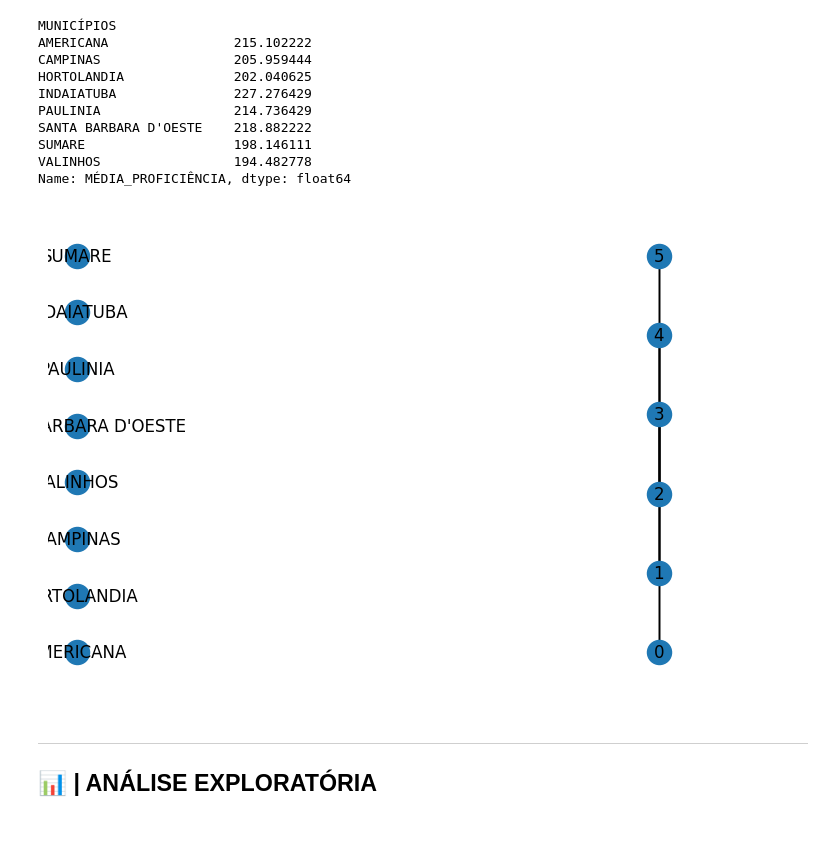
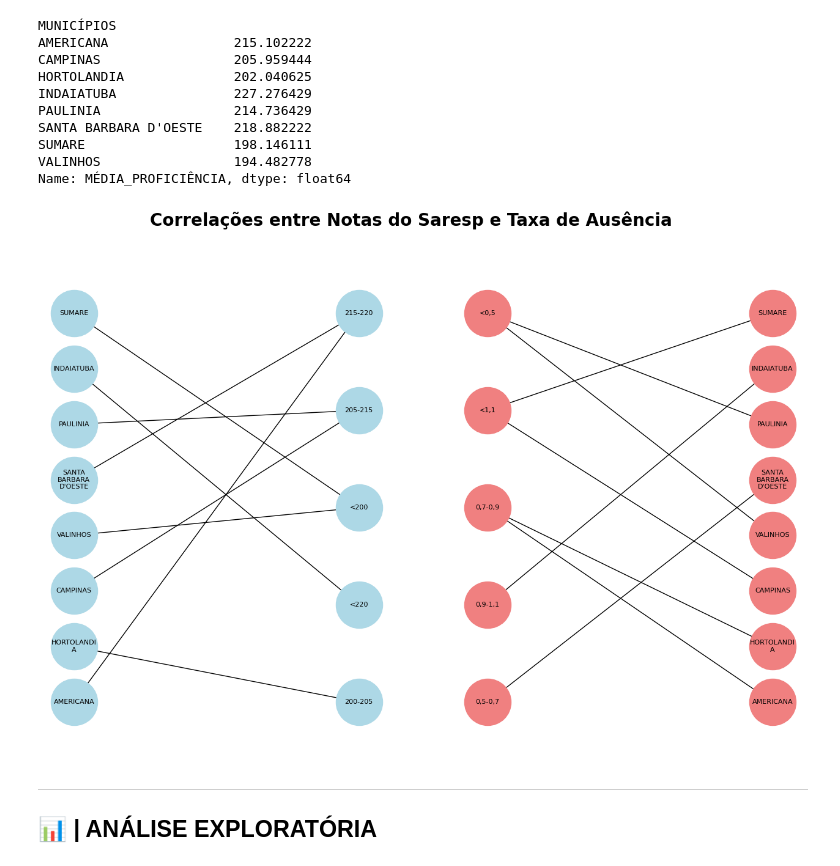
Before and after one commit to leasju/pi_educacao_qualidade, a Jupyter notebook: Notebooks/PI_ANÁLISE.ipynb, the cells around one changed output. Drawn from its saved outputs; the diff is of its cells as text; code cells hidden in the pictures; blank space fills up the shorter version.

```diff
--- a/Notebooks/PI_ANÁLISE.ipynb
+++ b/Notebooks/PI_ANÁLISE.ipynb
@@ -319,13 +319,61 @@ SANTA BARBARA D'OESTE    218.882222
 SUMARE                   198.146111
 VALINHOS                 194.482778
 Name: MÉDIA_PROFICIÊNCIA, dtype: float64
-# %%
-G=nx.complete_bipartite_graph(3,3)
-G.add_nodes_from(docentes_agrupados.index)
-pos = nx.bipartite_layout(G, docentes_agrupados.index)
-nx.draw(G, pos, with_labels=True)
-# %% [output]
-[figure, removed]
+# %%
+import textwrap
+
+G=nx.Graph()
+H=nx.Graph()
+H.add_nodes_from(["<0,5","0,5-0,7","0,7-0,9","0,9-1,1","<1,1"])
+H.add_nodes_from(docentes_agrupados.index)
+G.add_nodes_from(docentes_agrupados.index)
+G.add_nodes_from(["<200","200-205","205-215","215-220","<220"])
+edge_labels1 = [
+    "215-220",
+    "205-215",
+    "200-205",
+    "<220",
+    "205-215",
+    "215-220",
+    "<200",
+    "<200"
+]
+edge_labels2 = [
+    "0,7-0,9",
+    "<1,1",
+    "0,7-0,9",
+    "0,9-1,1",
+    "<0,5",
+    "0,5-0,7",
+    "<1,1",
+    "<0,5"
+]
+for i, label in enumerate(edge_labels2):
+    H.add_edges_from([(docentes_agrupados.index[i], label)])
+for i, label in enumerate(edge_labels1):
+    G.add_edges_from([(docentes_agrupados.index[i], label)])
+
+wrapped_labels_G = {n: '\n'.join(textwrap.wrap(n, width=10)) for n in G.nodes()}
+wrapped_labels_H = {n: '\n'.join(textwrap.wrap(n, width=10)) for n in H.nodes()}
+
+pos1=nx.bipartite_layout(G, docentes_agrupados.index)
+pos2=nx.bipartite_layout(H, edge_labels2)
+
+fig, (ax1, ax2) = plt.subplots(1, 2, figsize=(16, 10))
+
+nx.draw_networkx_nodes(G, pos1, node_color='lightblue', node_size=3000, ax=ax1)
+nx.draw_networkx_labels(G, pos1, labels=wrapped_labels_G, font_size=8, ax=ax1)
+nx.draw_networkx_edges(G, pos1, ax=ax1, arrows=True)
+
+nx.draw_networkx_nodes(H, pos2, node_color='lightcoral', node_size=3000, ax=ax2)
+nx.draw_networkx_labels(H, pos2, labels=wrapped_labels_H, font_size=8, ax=ax2)
+nx.draw_networkx_edges(H, pos2, ax=ax2, arrows=True)
+fig.suptitle("Correlações entre Notas do Saresp e Taxa de Ausência", fontsize=20, fontweight='bold')
+ax1.axis('off')
+ax2.axis('off')
+plt.show()
+# %% [output]
+[figure, added]
 # %% [markdown]
 ---
 ## **📊 | ANÁLISE EXPLORATÓRIA**
```
